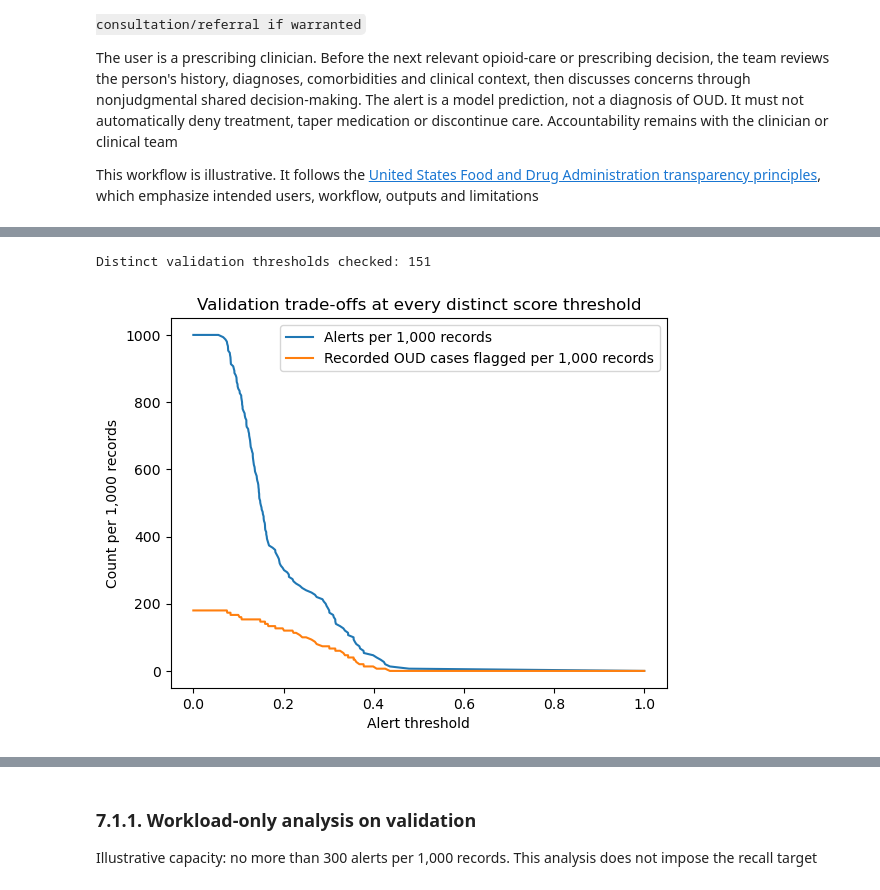
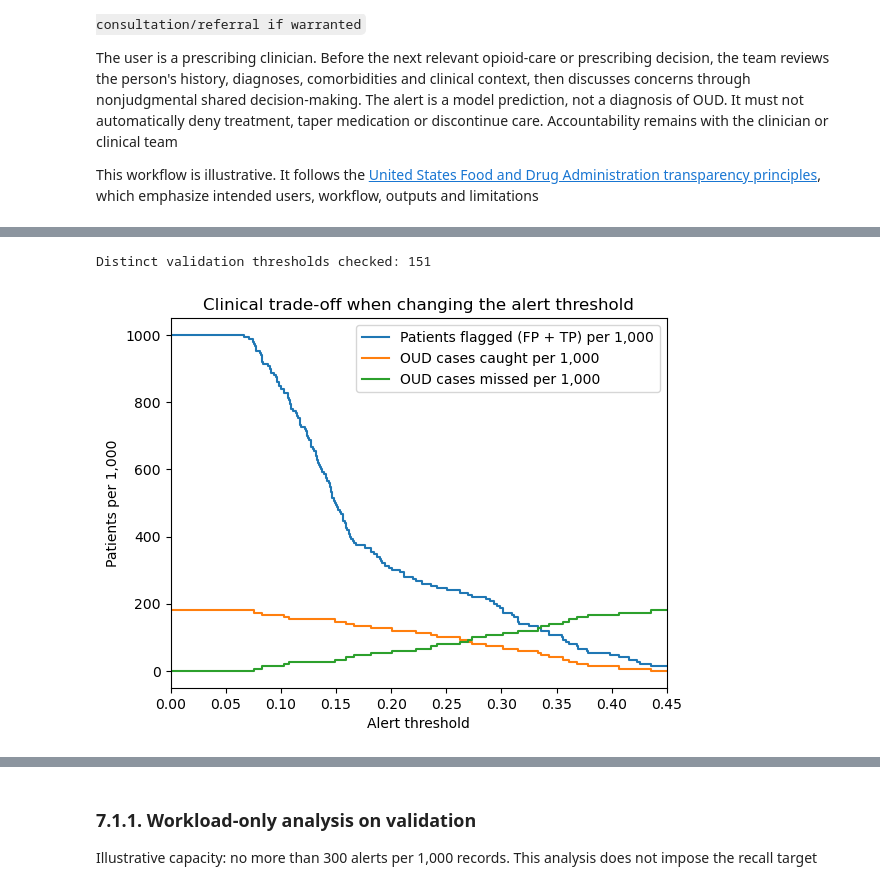
Before and after one commit to IE-ML-for-Healthcare/RAI_opioid_risk_prevention, a Jupyter notebook: ML4HL_OD_RAI_toolbox.ipynb, the cells around one changed output, grey strips where cells are left out. Saved outputs shown, nothing was run; the diff lists cells and outputs as text; code cells hidden in the pictures.

```diff
--- a/ML4HL_OD_RAI_toolbox.ipynb
+++ b/ML4HL_OD_RAI_toolbox.ipynb
@@ -915,9 +915,13 @@ This workflow is illustrative. It follows the [United States Food and Drug Admin
 # %%
 # Calculate validation scores and evaluate every distinct candidate threshold
 y_score_val = positive_scores(calibrated_clf, X_val)
+
 # A threshold changes classifications only when it crosses a distinct model score
 df_thr = tradeoff_table(y_val, y_score_val, thresholds=None)
 df_thr["alert_count"] = df_thr["TP"] + df_thr["FP"]
+
+# Add missed OUD cases per 1,000 patients
+df_thr["false_negatives_per_1000"] = 1000 * df_thr["FN"] / len(y_val)
 
 # Translate internal confusion-count names into plain-English display labels
 THRESHOLD_DISPLAY_LABELS = {
@@ -930,49 +934,85 @@ THRESHOLD_DISPLAY_LABELS = {
     "precision": "Precision",
     "alert_count": "Alert count",
     "alerts_per_1000": "Alerts per 1,000 records",
-    "true_pos_per_1000": "Recorded OUD cases flagged per 1,000 records",
+    "true_pos_per_1000": "Recorded OUD cases caught per 1,000 records",
     "FN:FP harm ratio": "False-negative:false-positive harm ratio",
     "total harm points": "Total illustrative harm points",
 }
-# Display a sample of the threshold trade-offs to illustrate the range of options
+
+# Display a sample of threshold trade-offs
 candidate_preview_indices = np.unique(
     np.linspace(0, len(df_thr) - 1, min(8, len(df_thr)), dtype=int)
 )
+
 candidate_preview = (
     df_thr.iloc[candidate_preview_indices]
-    .loc[:, ["threshold", "TP", "FP", "FN", "recall", "precision", "alert_count", "alerts_per_1000"]]
+    .loc[:, [
+        "threshold",
+        "TP",
+        "FP",
+        "FN",
+        "recall",
+        "precision",
+        "alert_count",
+        "alerts_per_1000",
+    ]]
     .rename(columns=THRESHOLD_DISPLAY_LABELS)
 )
+
 display(
     candidate_preview.style
     .hide(axis="index")
     .format({
         "Alert threshold": "{:.6f}",
         "Recall (sensitivity)": "{:.3f}",
         "Precision": "{:.3f}",
         "Alerts per 1,000 records": "{:.1f}",
     })
 )
+
 print(f"Distinct validation thresholds checked: {len(df_thr)}")
 
+# Plot the clinical trade-off
 plt.figure()
-plt.plot(df_thr["threshold"], df_thr["alerts_per_1000"], label="Alerts per 1,000 records")
-plt.plot(df_thr["threshold"], df_thr["true_pos_per_1000"], label="Recorded OUD cases flagged per 1,000 records")
+
+plt.step(
+    df_thr["threshold"],
+    df_thr["alerts_per_1000"],
+    where="post",
+    label="Patients flagged (FP + TP) per 1,000",
+)
+
+plt.step(
+    df_thr["threshold"],
+    df_thr["true_pos_per_1000"],
+    where="post",
+    label="OUD cases caught per 1,000",
+)
+
+plt.step(
+    df_thr["threshold"],
+    df_thr["false_negatives_per_1000"],
+    where="post",
+    label="OUD cases missed per 1,000",
+)
+
 plt.xlabel("Alert threshold")
-plt.ylabel("Count per 1,000 records")
-plt.title("Validation trade-offs at every distinct score threshold")
+plt.ylabel("Patients per 1,000")
+plt.title("Clinical trade-off when changing the alert threshold")
+plt.xlim(0, 0.45)
+
 plt.legend()
 plt.show()
 # %% [output]
 | Alert threshold | Recorded OUD cases correctly flag... | Alerts on records without recorde... | Missed recorded OUD cases (FN) | Recall (sensitivity) | ... |
 | 0.000000 | 27 | 123 | 0 | 1.000 | ... |
 | 0.096080 | 25 | 105 | 2 | 0.926 | ... |
 | 0.118316 | 23 | 86 | 4 | 0.852 | ... |
 | 0.140955 | 23 | 63 | 4 | 0.852 | ... |
 | 0.158940 | 22 | 43 | 5 | 0.815 | ... |
 | 0.211839 | 18 | 25 | 9 | 0.667 | ... |
 | 0.314996 | 9 | 13 | 18 | 0.333 | ... |
 | 1.000000 | 0 | 0 | 27 | 0.000 | ... |
 Distinct validation thresholds checked: 151
-[figure, old version]
+[figure, new version]
 # %% [markdown]
```
Also changed, not shown: parts of 8 cells of this notebook.
